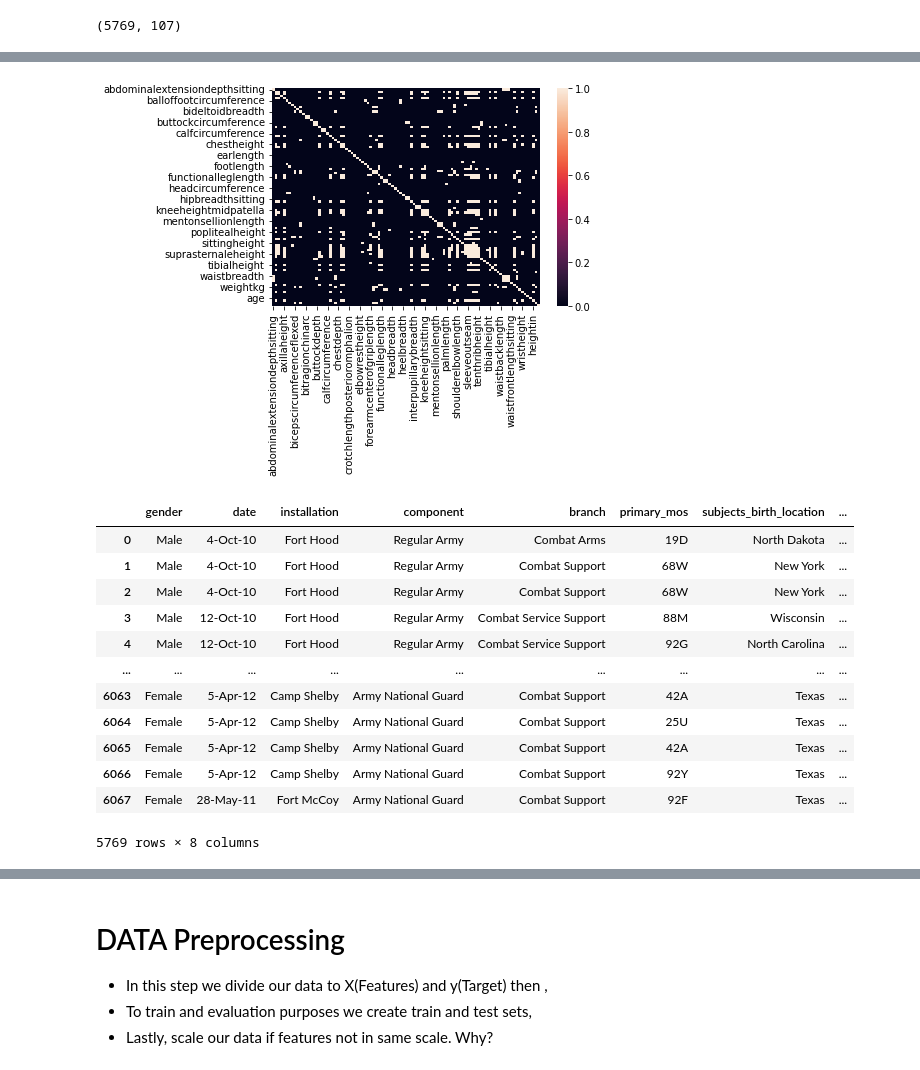
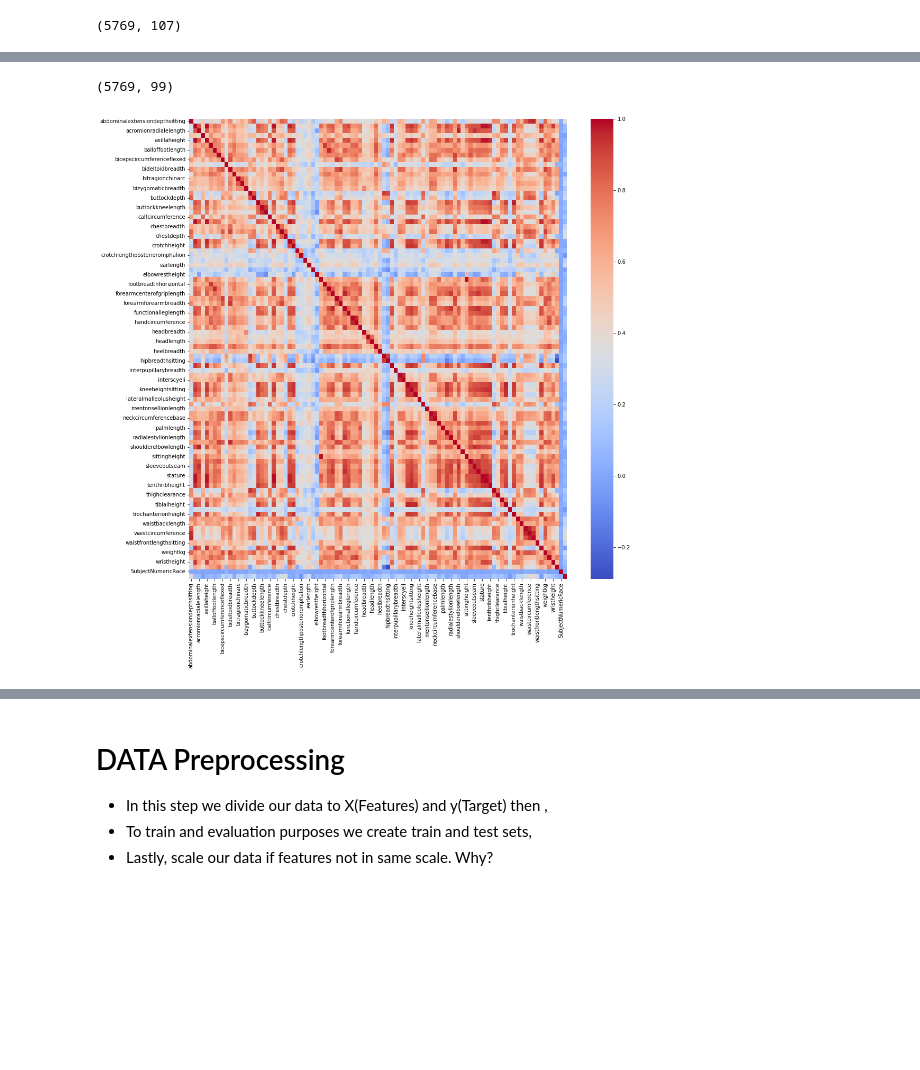
Before and after one commit to harun1yuksel/working, a Jupyter notebook: ML projects/soldier_race/soldier_race_project_students.ipynb, the cells around one changed output, grey strips where cells are left out. Cells and saved outputs as stored; diff of their text form; code cells hidden in the pictures; blank space fills up the shorter version.

```diff
--- a/ML projects/soldier_race/soldier_race_project_students.ipynb
+++ b/ML projects/soldier_race/soldier_race_project_students.ipynb
@@ -257,0 +248,4 @@ df = df.drop(columns=['ethnicity',	'date',	'installation',	'component',	'branch'
+# %%
+df.Gender.map(lambda x: 1 if x == "Male" else 0)
+df["Gender"] = df.Gender.map(lambda x: 1 if x == "Male" else 0)
+df.Gender.value_counts()
@@ -257,0 +284,6 @@ df = df.drop(columns=['ethnicity',	'date',	'installation',	'component',	'branch'
+# %%
+df["DODRace"] = df["DODRace"].map(
+                                    {1: "White",
+                                    2: "Black",
+                                    3: "Hispanic"}
+                                )
@@ -265,0 +330,2 @@ df.isnull().sum().sum()
+# %%
+drop_lst = ["Date", "Installation", "Component", "Branch", "PrimaryMOS", "Weightlbs", "Heightin", "Ethnicity"]
@@ -266,21 +343,12 @@ df.isnull().sum().sum()
+# %%
+df.drop(columns=drop_lst, inplace=True)
+df.shape
+# %% [output]
+(5769, 99)
 # %%
-sns.heatmap(df.corr() > 0.85)
+
+plt.figure(figsize= (16,16))
+sns.heatmap(df.corr(), cmap ="coolwarm")
 plt.show()
 # %% [output]
-[figure, old version]
+[figure, new version]
-# %%
-df.select_dtypes('O')
-# %% [output]
-|  | gender | date | installation | component | branch | primary_mos | subjects_birth_location | ... |
-| 0 | Male | 4-Oct-10 | Fort Hood | Regular Army | Combat Arms | 19D | North Dakota | ... |
-| 1 | Male | 4-Oct-10 | Fort Hood | Regular Army | Combat Support | 68W | New York | ... |
-| 2 | Male | 4-Oct-10 | Fort Hood | Regular Army | Combat Support | 68W | New York | ... |
-| 3 | Male | 12-Oct-10 | Fort Hood | Regular Army | Combat Service Support | 88M | Wisconsin | ... |
-| 4 | Male | 12-Oct-10 | Fort Hood | Regular Army | Combat Service Support | 92G | North Carolina | ... |
-| ... | ... | ... | ... | ... | ... | ... | ... | ... |
-| 6063 | Female | 5-Apr-12 | Camp Shelby | Army National Guard | Combat Support | 42A | Texas | ... |
-| 6064 | Female | 5-Apr-12 | Camp Shelby | Army National Guard | Combat Support | 25U | Texas | ... |
-| 6065 | Female | 5-Apr-12 | Camp Shelby | Army National Guard | Combat Support | 42A | Texas | ... |
-| 6066 | Female | 5-Apr-12 | Camp Shelby | Army National Guard | Combat Support | 92Y | Texas | ... |
-| 6067 | Female | 28-May-11 | Fort McCoy | Army National Guard | Combat Support | 92F | Texas | ... |
-5769 rows × 8 columns
```
Also changed, not shown: parts of 123 cells of this notebook.
